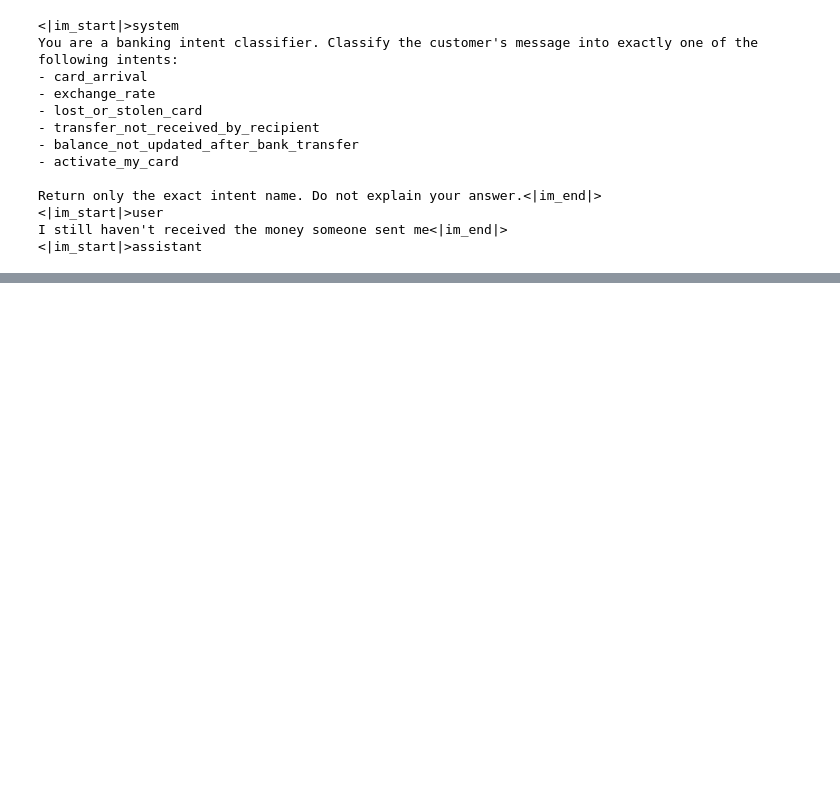
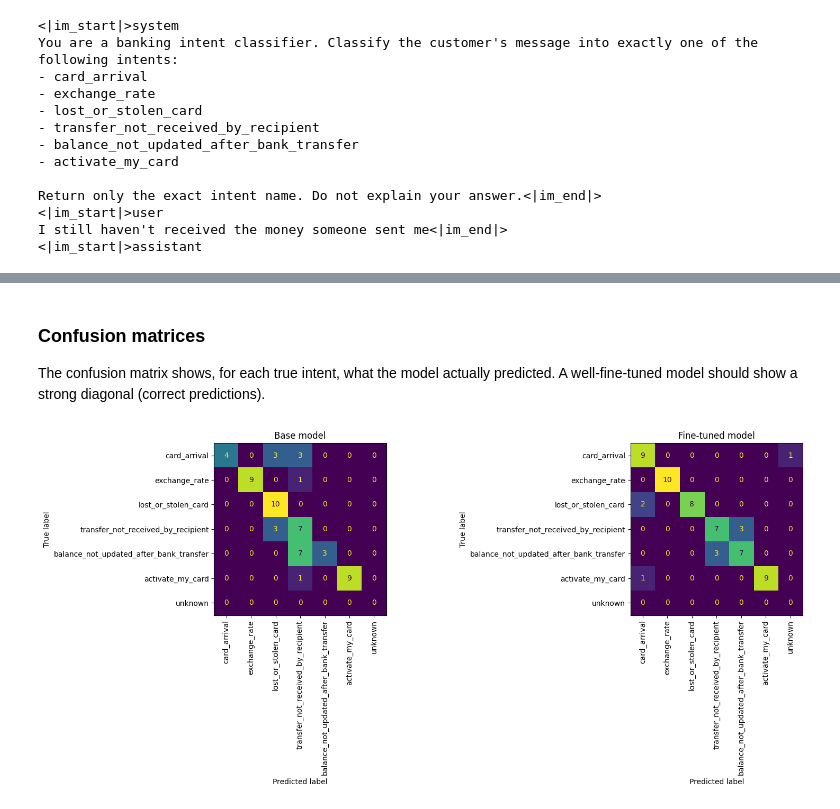
Before and after one commit to SoheilMehrizi/Banking-Ticket-Intent-Classification-with-LoRA-PEFT, a Jupyter notebook: main.ipynb, the cells around one changed output, grey strips where cells are left out. Drawn from its saved outputs; the diff is of its cells as text; code cells hidden in the pictures; blank space fills up the shorter version.

```diff
--- a/main.ipynb
+++ b/main.ipynb
@@ -447,0 +885,20 @@ print(f"Base model full-test accuracy: {base_full_accuracy:.2%}")
+# %% [markdown]
+### Confusion matrices
+
+The confusion matrix shows, for each true intent, what the model actually predicted. A well-fine-tuned model should show a strong diagonal (correct predictions).
+# %%
+fig, axes = plt.subplots(1, 2, figsize=(16, 7))
+
+for ax, y_true, y_pred, title in [
+    (axes[0], base_true, base_pred, "Base model"),
+    (axes[1], ft_true, ft_pred, "Fine-tuned model"),
+]:
+    cm = confusion_matrix(y_true, y_pred, labels=all_labels)
+    disp = ConfusionMatrixDisplay(confusion_matrix=cm, display_labels=all_labels)
+    disp.plot(ax=ax, xticks_rotation=90, colorbar=False)
+    ax.set_title(title)
+
+plt.tight_layout()
+plt.show()
+# %% [output]
+[figure, added]
```
Also changed, not shown: parts of 41 cells of this notebook.
